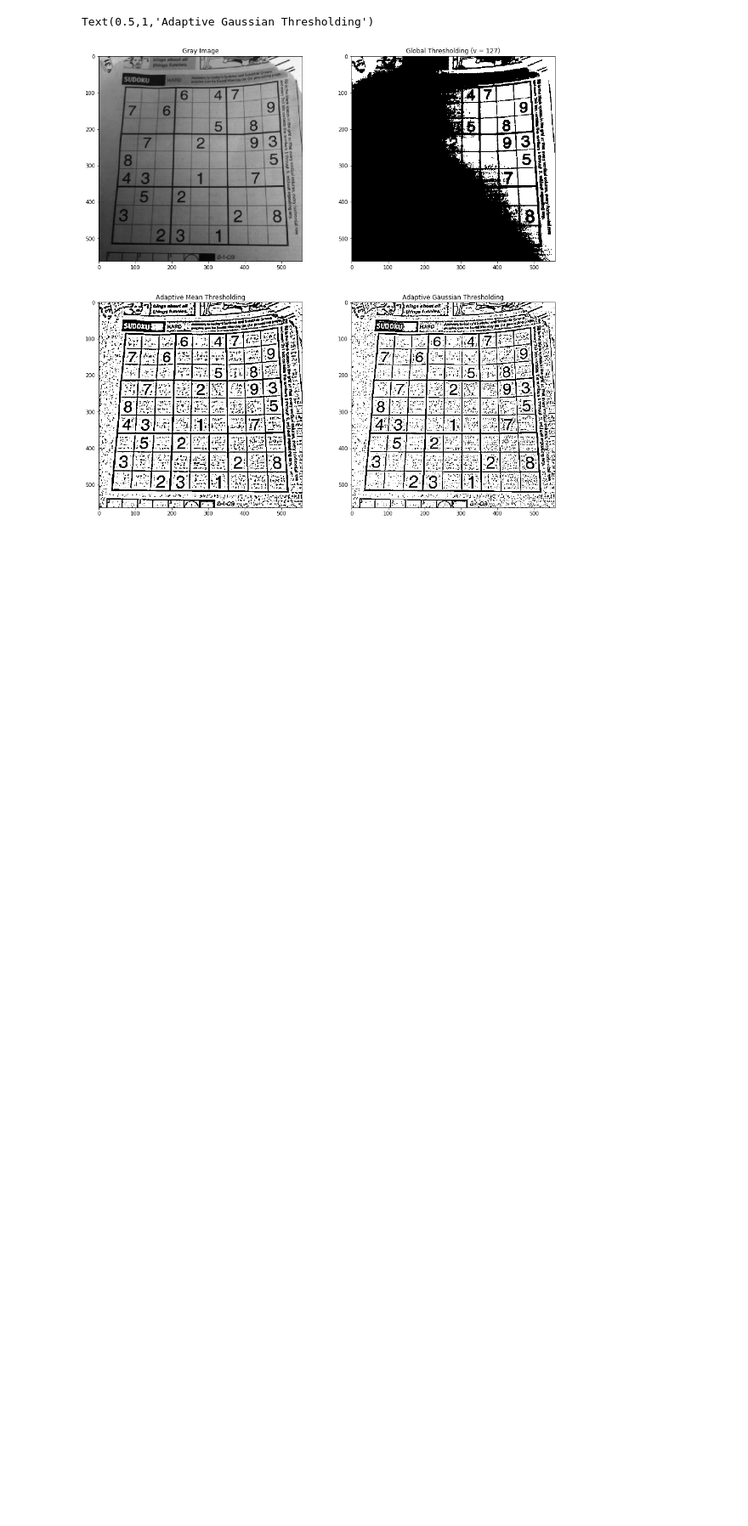
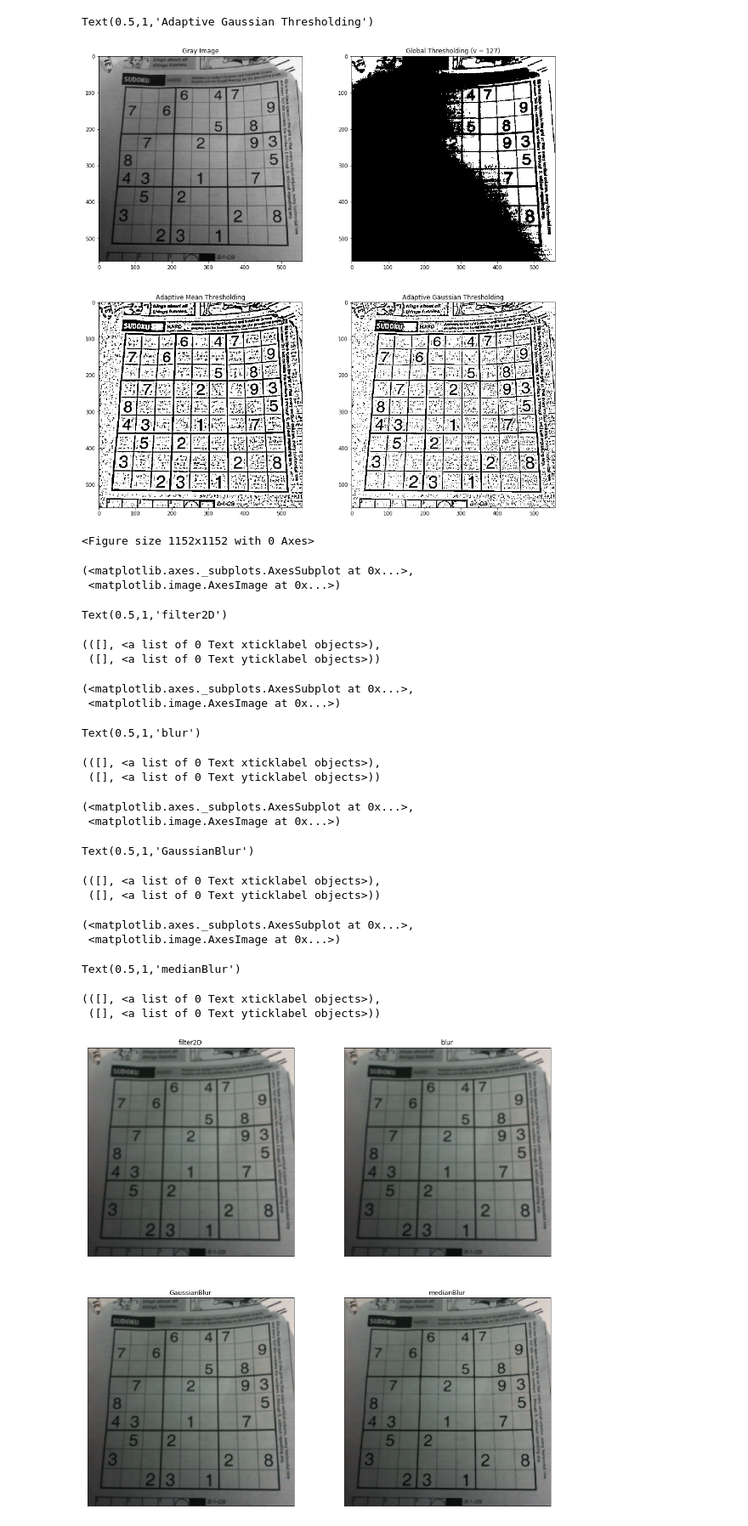
Before and after one commit to longfengpili/Data-Analysis-and-Data-Operation-with-python, a Jupyter notebook: chapter3数据预处理.ipynb, the cells around one changed output. Shown at 85% size. Saved outputs shown, nothing was run; the diff lists cells and outputs as text; code cells hidden in the pictures; blank space fills up the shorter version.

```diff
--- a/chapter3数据预处理.ipynb
+++ b/chapter3数据预处理.ipynb
@@ -1010,3 +1010,41 @@ Text(0.5,1,'Adaptive Mean Thresholding')
 <matplotlib.image.AxesImage at 0x...>
 Text(0.5,1,'Adaptive Gaussian Thresholding')
 [figure]
+# %%
+# 图像平滑
+kernel = np.ones((5, 5), np.float32) / 25  # 设置平滑内核大小
+img_smoth_filter2D = cv2.filter2D(img, -1, kernel)  # 2D卷积法
+img_smoth_blur = cv2.blur(img, (5, 5))  # 平均法
+img_smoth_gaussianblur = cv2.GaussianBlur(img, (5, 5), 0)  # 高斯模糊
+img_smoth_medianblur = cv2.medianBlur(img, 5)  # 中值法
+titles = ['filter2D', 'blur', 'GaussianBlur', 'medianBlur']  # 定义标题集
+images = [img_smoth_filter2D, img_smoth_blur, img_smoth_gaussianblur, img_smoth_medianblur]  # 定义图像集
+plt.figure(figsize=(16,16))
+for i in range(4):
+    plt.subplot(2, 2, i + 1), plt.imshow(images[i], 'gray')  # 以灰度模式展示每个子网格的图像
+    plt.title(titles[i])  # 设置每个子网格标题
+    plt.xticks([]), plt.yticks([])  # 设置x轴和y轴标题
+plt.show()  # 展示全部图像
+# %% [output]
+<Figure size 1152x1152 with 0 Axes>
+(<matplotlib.axes._subplots.AxesSubplot at 0x...>,
+ <matplotlib.image.AxesImage at 0x...>)
+Text(0.5,1,'filter2D')
+(([], <a list of 0 Text xticklabel objects>),
+ ([], <a list of 0 Text yticklabel objects>))
+(<matplotlib.axes._subplots.AxesSubplot at 0x...>,
+ <matplotlib.image.AxesImage at 0x...>)
+Text(0.5,1,'blur')
+(([], <a list of 0 Text xticklabel objects>),
+ ([], <a list of 0 Text yticklabel objects>))
+(<matplotlib.axes._subplots.AxesSubplot at 0x...>,
+ <matplotlib.image.AxesImage at 0x...>)
+Text(0.5,1,'GaussianBlur')
+(([], <a list of 0 Text xticklabel objects>),
+ ([], <a list of 0 Text yticklabel objects>))
+(<matplotlib.axes._subplots.AxesSubplot at 0x...>,
+ <matplotlib.image.AxesImage at 0x...>)
+Text(0.5,1,'medianBlur')
+(([], <a list of 0 Text xticklabel objects>),
+ ([], <a list of 0 Text yticklabel objects>))
+[figure, added]
```
Also changed, not shown: parts of 3 cells of this notebook, 1 other file.
